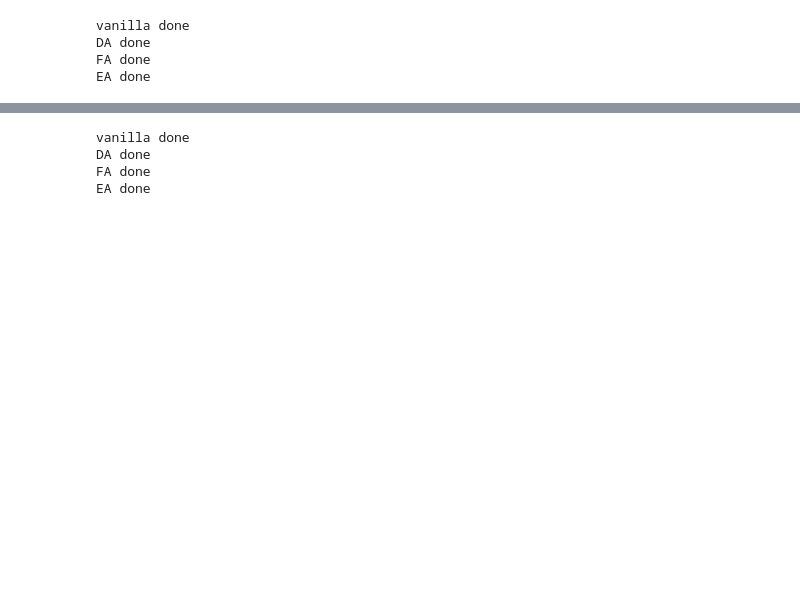
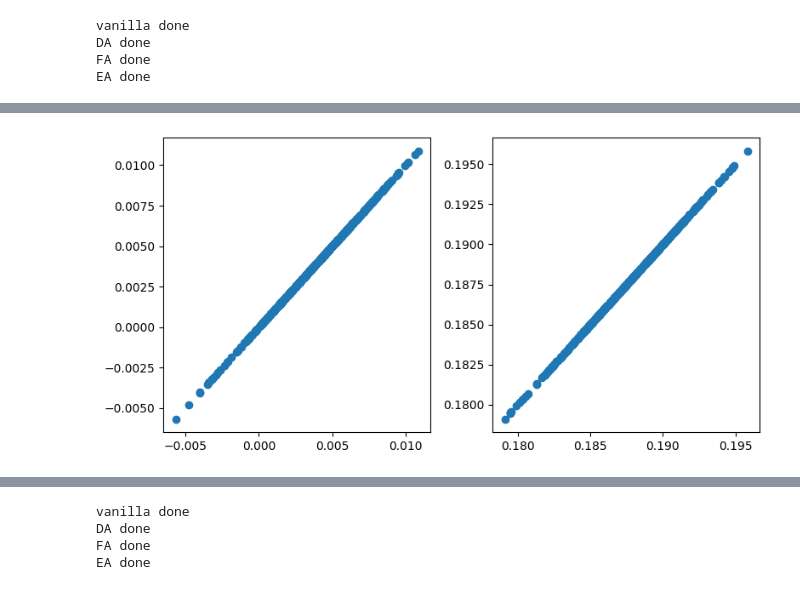
Before and after one commit to Kikidu59/Dola, a Jupyter notebook: notebooks/figures_uv.ipynb, the cells around one changed output, grey strips where cells are left out. Saved outputs shown, nothing was run; the diff lists cells and outputs as text; code cells hidden in the pictures; blank space fills up the shorter version.

```diff
--- a/notebooks/figures_uv.ipynb
+++ b/notebooks/figures_uv.ipynb
@@ -263,4 +208,12 @@ plot_particles_3d(h_vanilla["particles"][-1], teacher, "Student Particles (vanil
 # %%
 plot_particles_3d(h_da["particles"][-1], teacher, "Student Particles (DA)")
+# %%
+da_parts = np.array(h_da['particles'][-1])
+fig, ax = plt.subplots(1, 2, figsize=(8, 4))
+ax[0].scatter(da_parts[:, 0, 0], da_parts[:, 0, 1])
+ax[1].scatter(da_parts[:, 1, 0], da_parts[:, 1, 1])
+plt.tight_layout()
+# %% [output]
+[figure, added]
 # %%
 plot_particles_3d(h_fa["particles"][-1], teacher, "Student Particles (FA)")
```
Also changed, not shown: parts of 17 cells of this notebook, 1 other file.
